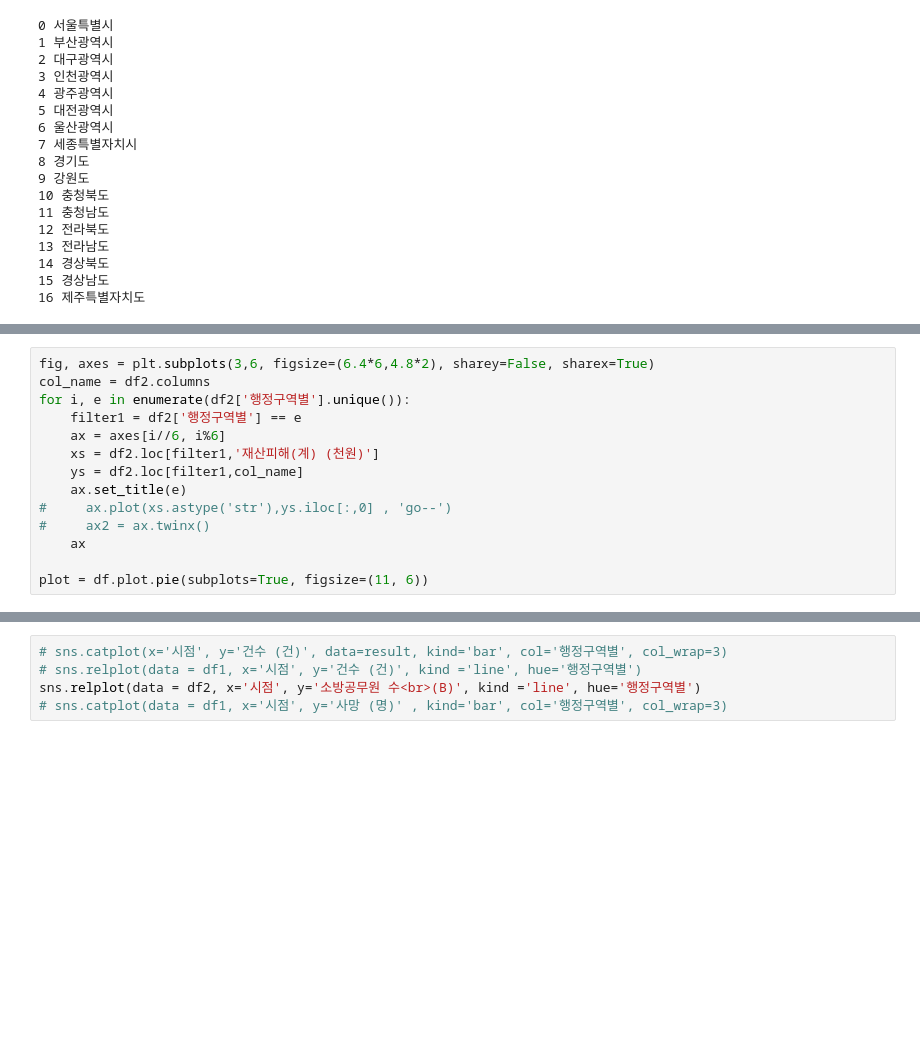
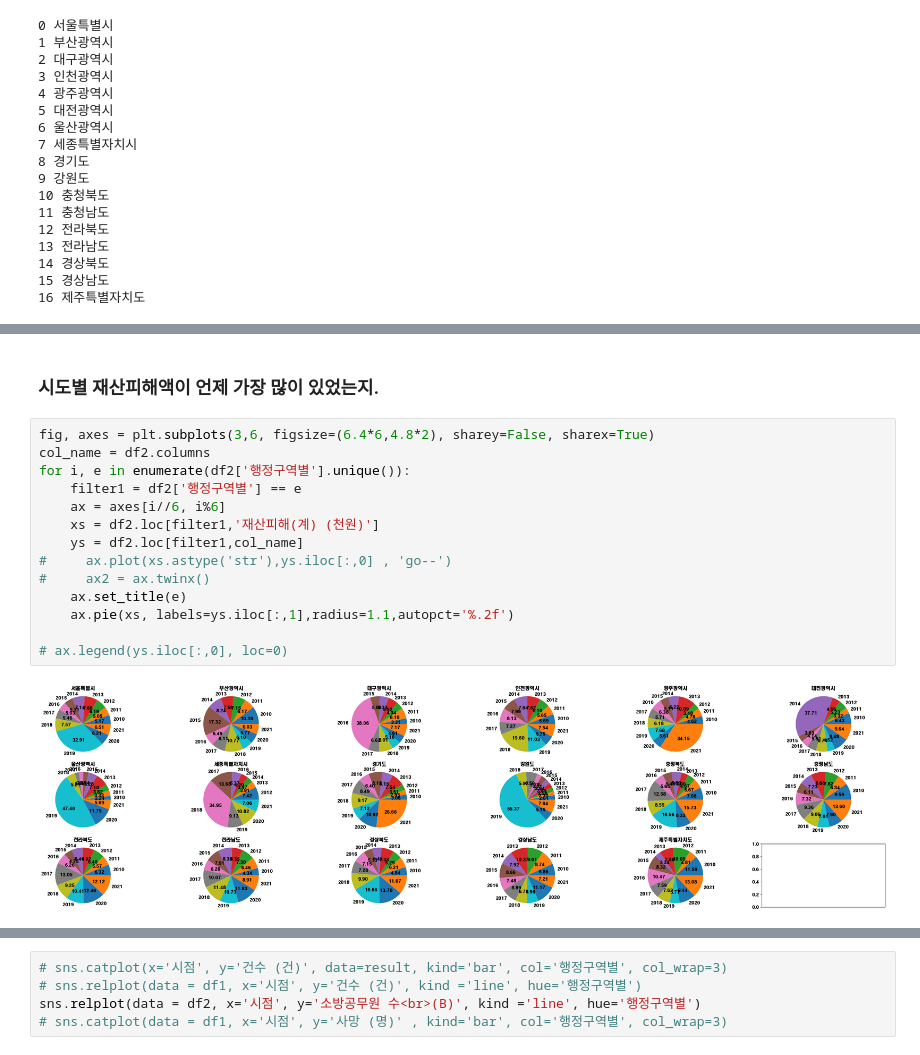
Before and after one commit to dlgustn376/-AWS-_Python_Study, a Jupyter notebook: Day25_Fire_DataJoin.ipynb, the cells around one changed output, grey strips where cells are left out. Drawn from its saved outputs; the diff is of its cells as text; blank space fills up the shorter version.

```diff
--- a/Day25_Fire_DataJoin.ipynb
+++ b/Day25_Fire_DataJoin.ipynb
@@ -119,14 +138,18 @@ for i, e in enumerate(df2['행정구역별'].unique()):
+# %% [markdown]
+### 시도별 재산피해액이 언제 가장 많이 있었는지.
 # %%
 fig, axes = plt.subplots(3,6, figsize=(6.4*6,4.8*2), sharey=False, sharex=True)
 col_name = df2.columns
 for i, e in enumerate(df2['행정구역별'].unique()):
     filter1 = df2['행정구역별'] == e
     ax = axes[i//6, i%6]
     xs = df2.loc[filter1,'재산피해(계) (천원)']
     ys = df2.loc[filter1,col_name]
-    ax.set_title(e)
 #     ax.plot(xs.astype('str'),ys.iloc[:,0] , 'go--')
 #     ax2 = ax.twinx()
-    ax
+    ax.set_title(e)
+    ax.pie(xs, labels=ys.iloc[:,1],radius=1.1,autopct='%.2f')
 
-plot = df.plot.pie(subplots=True, figsize=(11, 6))
+# ax.legend(ys.iloc[:,0], loc=0)
+# %% [output]
+[figure, added]
```
Also changed, not shown: parts of 7 cells of this notebook, 6 other files.
